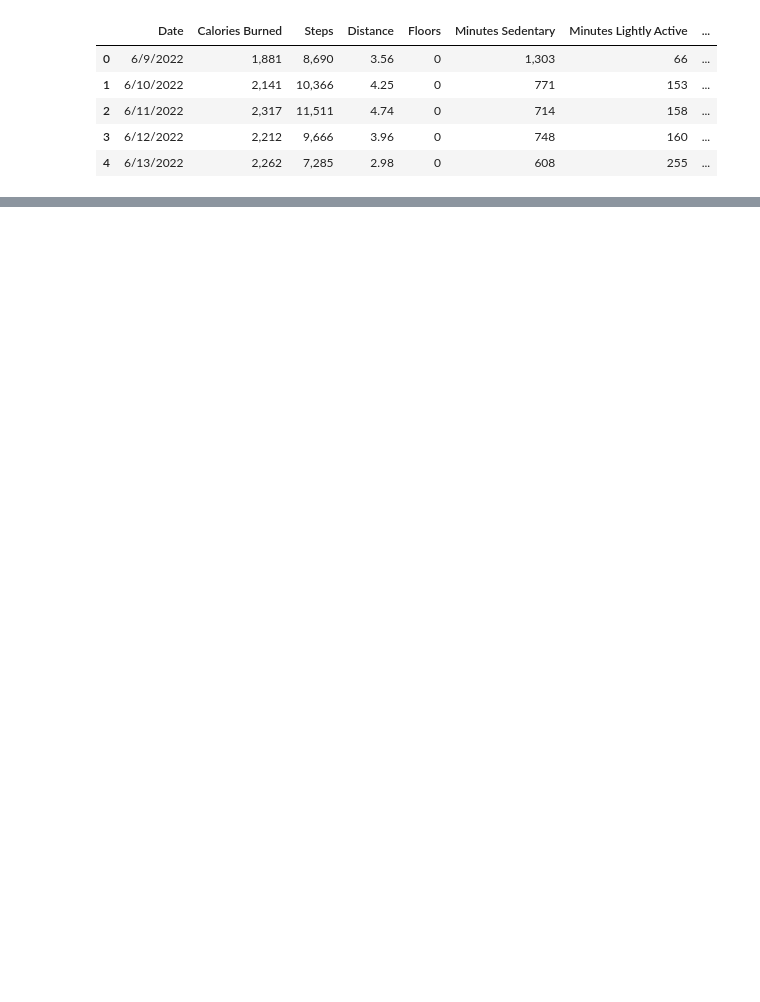
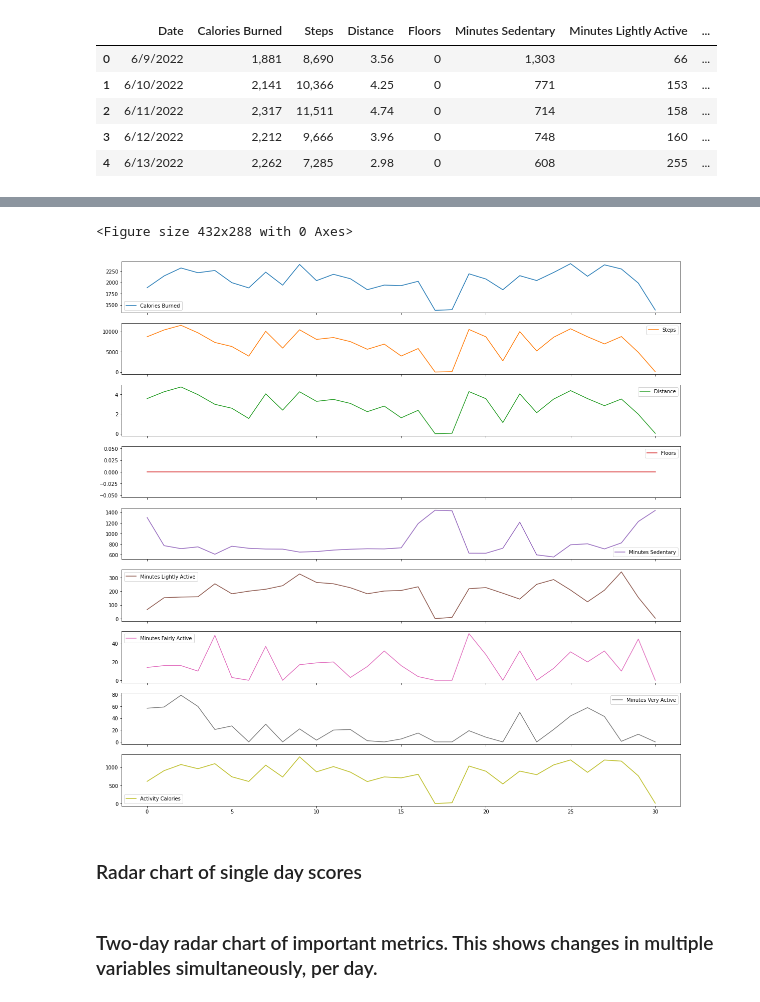
Before and after one commit to sbooten0002/CodeKy, a Jupyter notebook: FitbitProject.ipynb, the cells around one changed output, grey strips where cells are left out. Cells and saved outputs as stored; diff of their text form; code cells hidden in the pictures; blank space fills up the shorter version.

```diff
--- a/FitbitProject.ipynb
+++ b/FitbitProject.ipynb
@@ -2,7 +4,8 @@
 import numpy as np
 import pandas as pd
 from matplotlib import pyplot as plt
-fitbit = pd.read_csv("fitbit_data.csv")
+import plotly.express as px
+fitbit = pd.read_csv("fitbit_activity.csv")
 fitbit.head()
 # %% [output]
 |  | Date | Calories Burned | Steps | Distance | Floors | Minutes Sedentary | Minutes Lightly Active | ... |
@@ -13,0 +25,7 @@ fitbit.head()
+# %%
+fitbit.replace(',','', regex=True, inplace=True)
+
+c = fitbit.select_dtypes(object).columns
+fitbit[c] = fitbit[c].apply(pd.to_numeric,errors='coerce')
+fitbit["Date"] = pd.date_range(start='6/9/2022', end='7/9/2022')
+fitbit
@@ -13,0 +74,11 @@ fitbit.head()
+# %%
+#fitbit = fitbit.cumsum()
+
+plt.figure();
+
+fitbit.loc[:, fitbit.columns != 'Date'].plot(subplots=True, figsize=(20, 20));
+# %% [output]
+<Figure size 432x288 with 0 Axes>
+[figure, added]
+# %% [markdown]
+### Radar chart of single day scores
@@ -13,0 +93,2 @@ fitbit.head()
+# %% [markdown]
+### Two-day radar chart of important metrics. This shows changes in multiple variables simultaneously, per day.
```
Also changed, not shown: parts of 8 cells of this notebook, 2 other files.
